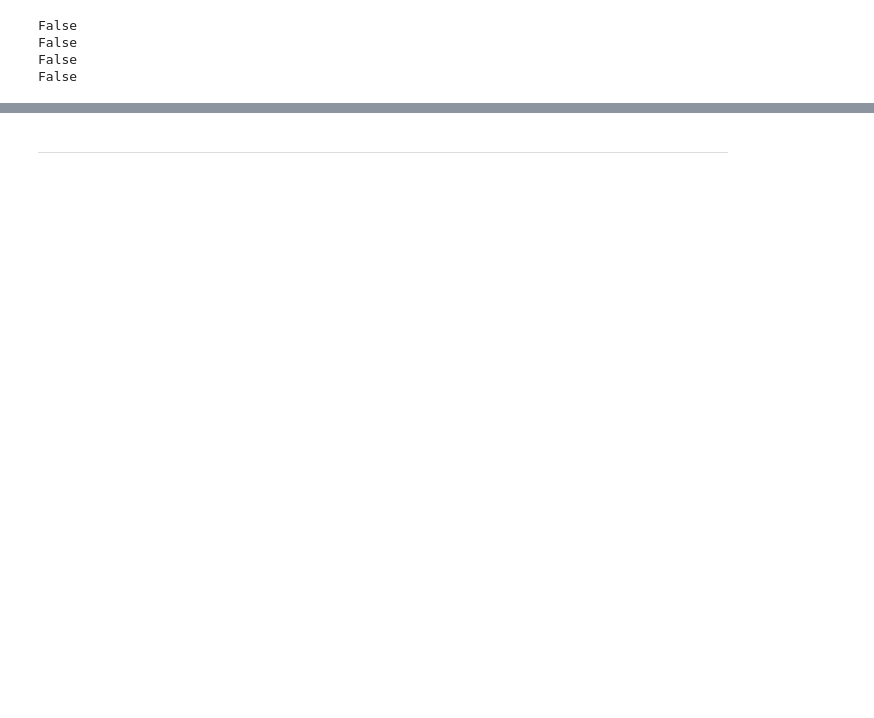
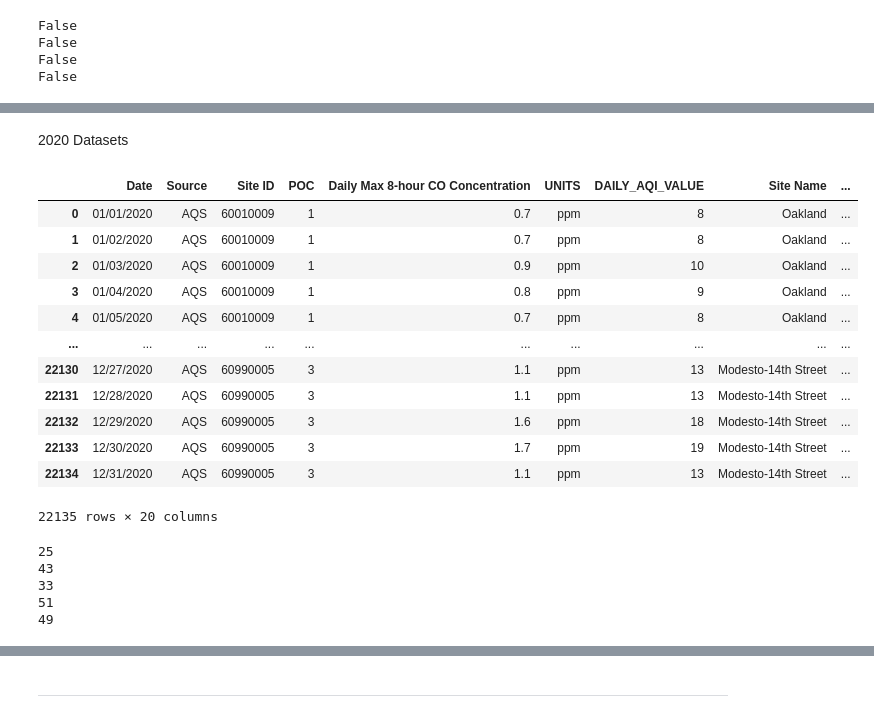
Before and after one commit to thekra-a/DS_capstone, a Jupyter notebook: data_cleaning_2024/AQ_data_cleaning_2024.ipynb, the cells around one changed output, grey strips where cells are left out. Drawn from its saved outputs; the diff is of its cells as text; code cells hidden in the pictures; blank space fills up the shorter version.

```diff
--- a/data_cleaning_2024/AQ_data_cleaning_2024.ipynb
+++ b/data_cleaning_2024/AQ_data_cleaning_2024.ipynb
@@ -343,0 +440,31 @@ Next Step: Merge
+# %% [markdown]
+2020 Datasets
+# %%
+co_20
+# %% [output]
+|  | Date | Source | Site ID | POC | Daily Max 8-hour CO Concentration | UNITS | DAILY_AQI_VALUE | Site Name | ... |
+| 0 | 01/01/2020 | AQS | 60010009 | 1 | 0.7 | ppm | 8 | Oakland | ... |
+| 1 | 01/02/2020 | AQS | 60010009 | 1 | 0.7 | ppm | 8 | Oakland | ... |
+| 2 | 01/03/2020 | AQS | 60010009 | 1 | 0.9 | ppm | 10 | Oakland | ... |
+| 3 | 01/04/2020 | AQS | 60010009 | 1 | 0.8 | ppm | 9 | Oakland | ... |
+| 4 | 01/05/2020 | AQS | 60010009 | 1 | 0.7 | ppm | 8 | Oakland | ... |
+| ... | ... | ... | ... | ... | ... | ... | ... | ... | ... |
+| 22130 | 12/27/2020 | AQS | 60990005 | 3 | 1.1 | ppm | 13 | Modesto-14th Street | ... |
+| 22131 | 12/28/2020 | AQS | 60990005 | 3 | 1.1 | ppm | 13 | Modesto-14th Street | ... |
+| 22132 | 12/29/2020 | AQS | 60990005 | 3 | 1.6 | ppm | 18 | Modesto-14th Street | ... |
+| 22133 | 12/30/2020 | AQS | 60990005 | 3 | 1.7 | ppm | 19 | Modesto-14th Street | ... |
+| 22134 | 12/31/2020 | AQS | 60990005 | 3 | 1.1 | ppm | 13 | Modesto-14th Street | ... |
+22135 rows × 20 columns
+# %%
+#Same number of counties
+print(co_20.COUNTY.nunique())
+print(pm10_20.COUNTY.nunique())
+print(no2_20.COUNTY.nunique())
+print(pm25_20.COUNTY.nunique())
+print(o3_20.COUNTY.nunique())
+# %% [output]
+25
+43
+33
+51
+49
```
Also changed, not shown: parts of 26 cells of this notebook.
